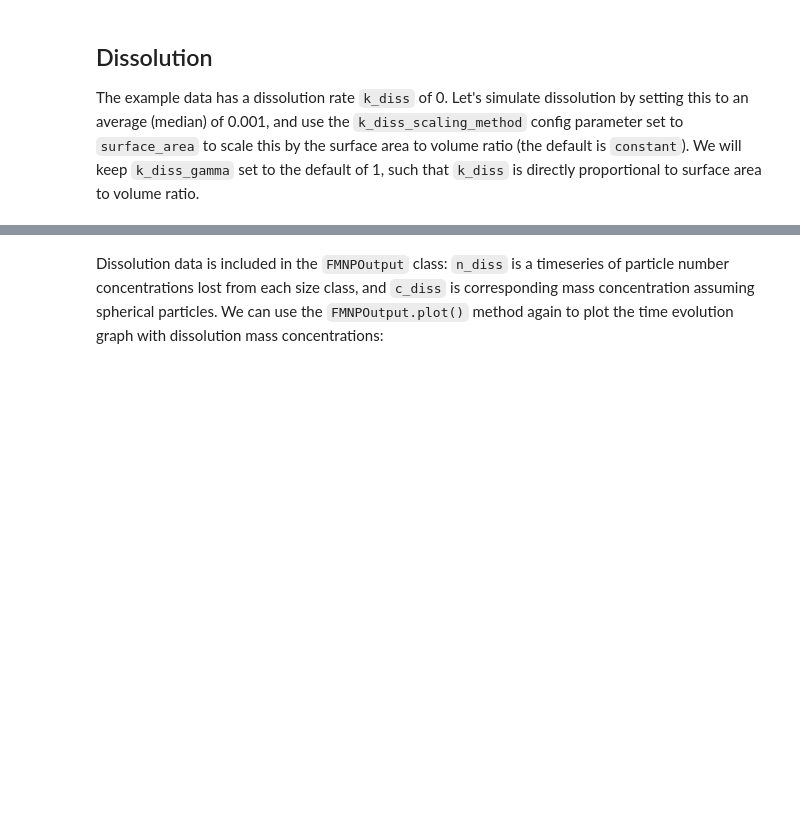
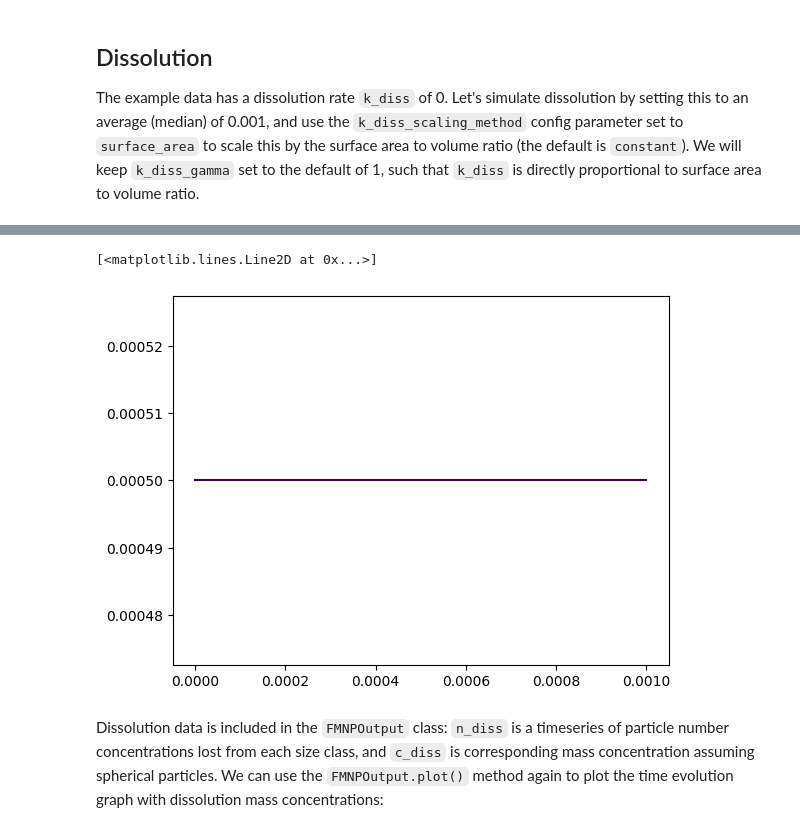
Before and after one commit to microplastics-cluster/fragment-mnp, a Jupyter notebook: docs/example-usage.ipynb, the cells around one changed output, grey strips where cells are left out. Saved outputs shown, nothing was run; the diff lists cells and outputs as text; code cells hidden in the pictures; blank space fills up the shorter version.

```diff
--- a/docs/example-usage.ipynb
+++ b/docs/example-usage.ipynb
@@ -42,3 +69,10 @@ output = fmnp.run()
+# %%
+import matplotlib.pyplot as plt
+
+plt.plot(fmnp.psd, fmnp.k_diss[:, -1])
+# %% [output]
+[<matplotlib.lines.Line2D at 0x...>]
+[figure, added]
 # %% [markdown]
 Dissolution data is included in the `FMNPOutput` class: `n_diss` is a timeseries of particle number concentrations lost from each size class, and `c_diss` is corresponding mass concentration assuming spherical particles. We can use the ``FMNPOutput.plot()`` method again to plot the time evolution graph with dissolution mass concentrations:
 # %%
```
Also changed, not shown: parts of 5 cells of this notebook, 5 other files.
